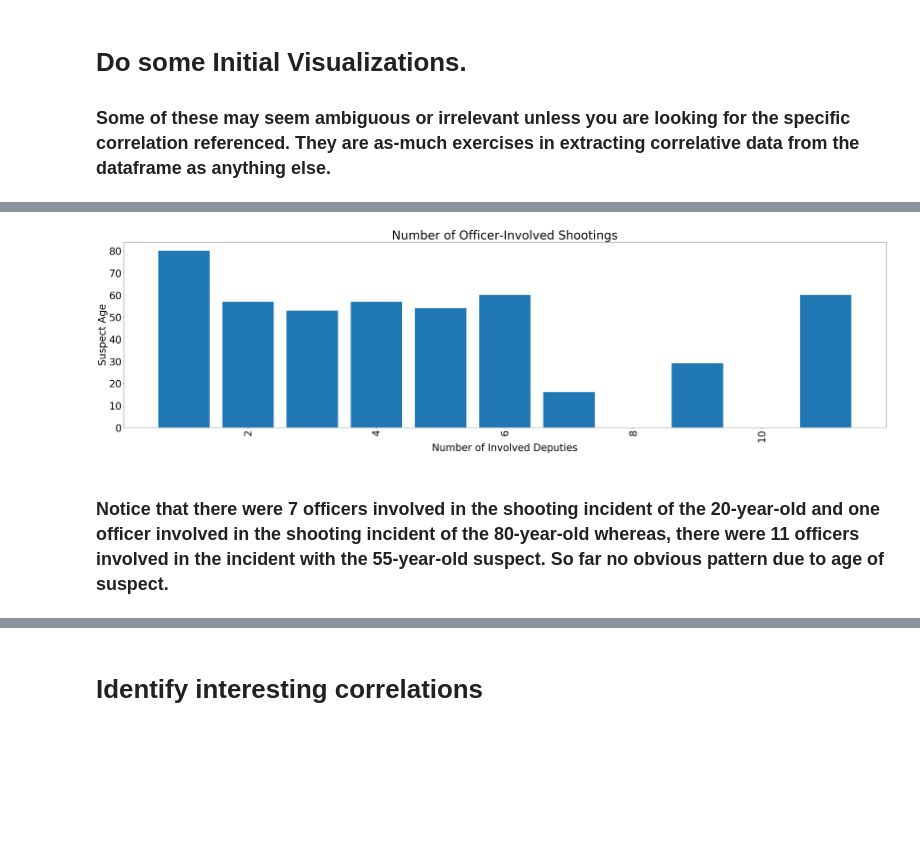
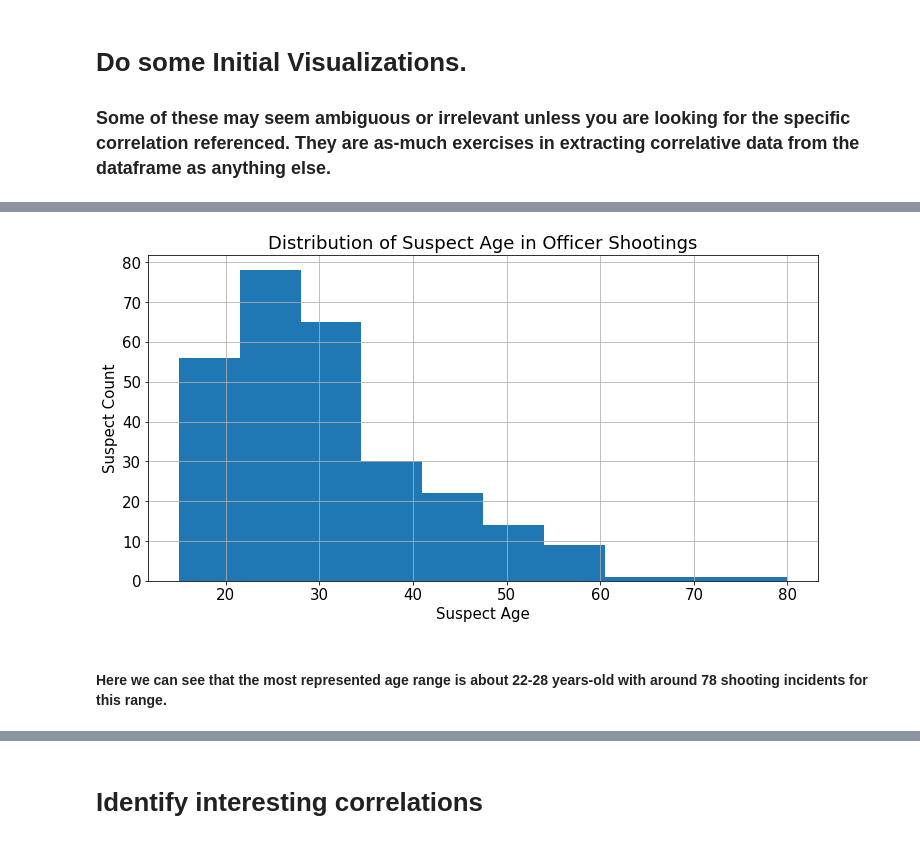
Before and after one commit to SeriousHyena/Sandbox, a Jupyter notebook: Los_Angeles_Police_shootings.ipynb, the cells around one changed output, grey strips where cells are left out. Cells and saved outputs as stored; diff of their text form; code cells hidden in the pictures; blank space fills up the shorter version.

```diff
--- a/Los_Angeles_Police_shootings.ipynb
+++ b/Los_Angeles_Police_shootings.ipynb
@@ -210,0 +227,14 @@ memory usage: 58.4+ KB
+# %%
+hispanic_mask = df['suspect_race'] == 'HISPANIC'
+black_mask = df['suspect_race'] == 'BLACK'
+white_mask = df['suspect_race'] == 'WHITE'
+asian_mask = df['suspect_race'] == 'ASIAN-PACIFIC-ISL'
+other_mask = df['suspect_race'] == 'OTHER'
+
+#now create new columns from our boolean masks
+df['hispanic'] = df['suspect_race'] == 'HISPANIC'
+df['black'] = df['suspect_race'] == 'BLACK'
+df['white'] = df['suspect_race'] == 'WHITE'
+df['asian'] = df['suspect_race'] == 'ASIAN-PACIFIC-ISL'
+df['other'] = df['suspect_race'] == 'OTHER'
+df.head()
@@ -210,0 +250,9 @@ memory usage: 58.4+ KB
+# %%
+plt.figure(figsize=[12, 6])
+plt.rcParams.update({'font.size': 15})
+plt.xticks(rotation=45)
+plt.xlabel('Suspect Race')
+plt.ylabel('Number Of Suspects in Race')
+plt.title('Distribution of Suspect Race in Officer Shootings')
+df['suspect_race'].hist()
+plt.show()
@@ -211,14 +273,13 @@ memory usage: 58.4+ KB
 # %%
-plt.figure(figsize=[48, 12])
-plt.rcParams.update({'font.size': 35})
-plt.bar(df['of_involved_deputies'], df['suspect_age'])
-plt.xlabel('Number of Involved Deputies')
-plt.ylabel('Suspect Age')
-plt.title('Number of Officer-Involved Shootings')
-plt.xticks(rotation=90)
-
+plt.figure(figsize=[12, 6])
+plt.rcParams.update({'font.size': 15})
+plt.xticks(rotation=0)
+plt.xlabel('Suspect Age')
+plt.ylabel('Suspect Count')
+plt.title('Distribution of Suspect Age in Officer Shootings')
+df['suspect_age'].hist()
 plt.show()
 # %% [output]
-[figure, old version]
+[figure, new version]
-# %% [markdown]
-### Notice that there were 7 officers involved in the shooting incident of the 20-year-old and one officer involved in the shooting incident of the 80-year-old whereas, there were 11 officers involved in the incident with the 55-year-old suspect. So far no obvious pattern due to age of suspect.
+# %% [markdown]
+#### Here we can see that the most represented age range is about 22-28 years-old with around 78 shooting incidents for this range.
```
Also changed, not shown: parts of 13 cells of this notebook.
